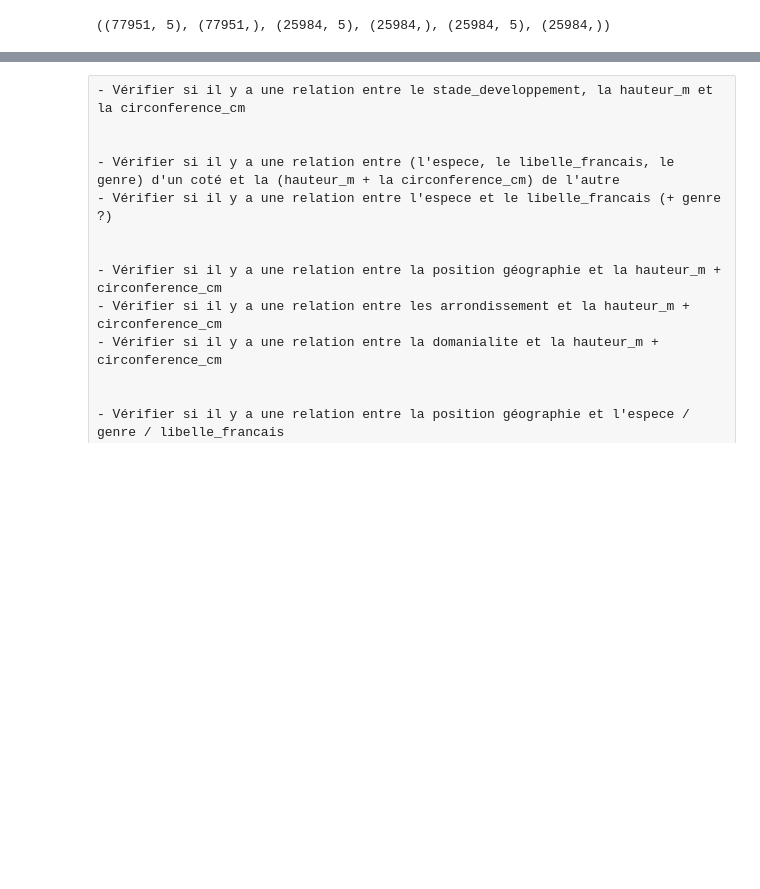
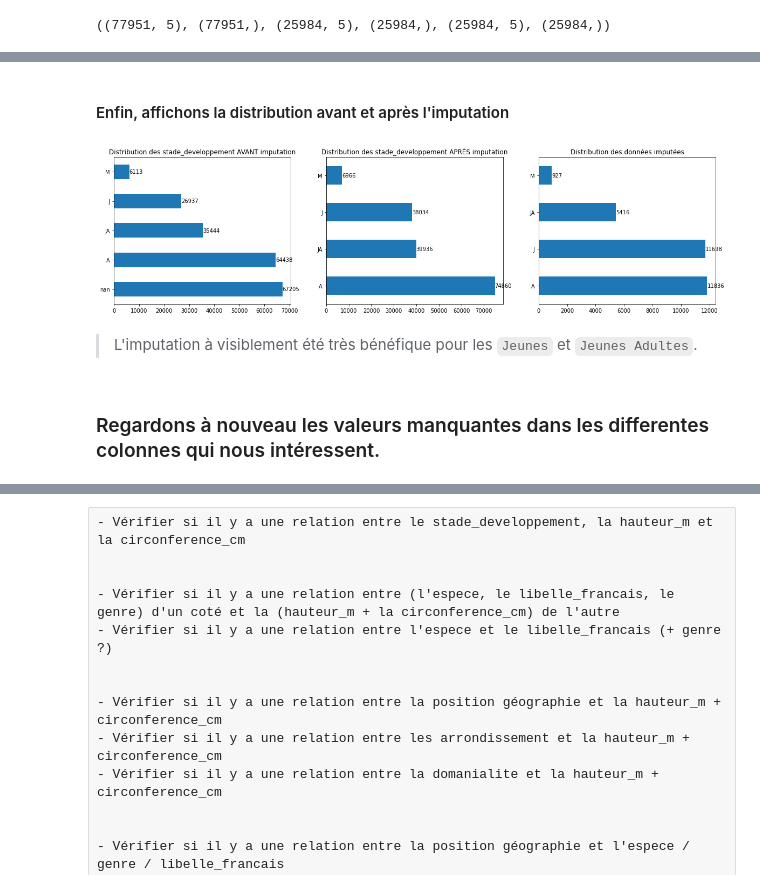
Before and after one commit to Valkea/OC_AI_02, a Jupyter notebook: EDA.ipynb, the cells around one changed output, grey strips where cells are left out. Saved outputs shown, nothing was run; the diff lists cells and outputs as text; code cells hidden in the pictures; blank space fills up the shorter version.

Commit message:
refactor: completed the imputation section

```diff
--- a/EDA.ipynb
+++ b/EDA.ipynb
@@ -2385,0 +2440,31 @@ accuracy_score(y_test, y_pred)
+# %% [markdown]
+#### Enfin, affichons la distribution avant et après l'imputation
+# %%
+figure = plt.figure(figsize=(20,5))
+
+plt.subplot(1,3,1)
+select = data.stade_developpement.value_counts(dropna=False)
+ax = select.plot(kind='barh', title="Distribution des stade_developpement AVANT imputation")
+for container in ax.containers:
+    ax.bar_label(container)
+
+
+plt.subplot(1,3,2)
+select = data_input.stade_developpement.value_counts(dropna=False)
+ax = select.plot(kind='barh', title="Distribution des stade_developpement APRÈS imputation")
+for container in ax.containers:
+    ax.bar_label(container)
+
+plt.subplot(1,3,3)
+select = pd.Series(new_stade_developpement).value_counts(dropna=False)
+ax = select.plot(kind='barh', title="Distribution des données imputées")
+for container in ax.containers:
+    ax.bar_label(container)
+
+plt.show()
+# %% [output]
+[figure, added]
+# %% [markdown]
+> L'imputation à visiblement été très bénéfique pour les `Jeunes` et `Jeunes Adultes`.
+# %% [markdown]
+### Regardons à nouveau les valeurs manquantes dans les differentes colonnes qui nous intéressent.
```
Also changed, not shown: parts of 125 cells of this notebook.
